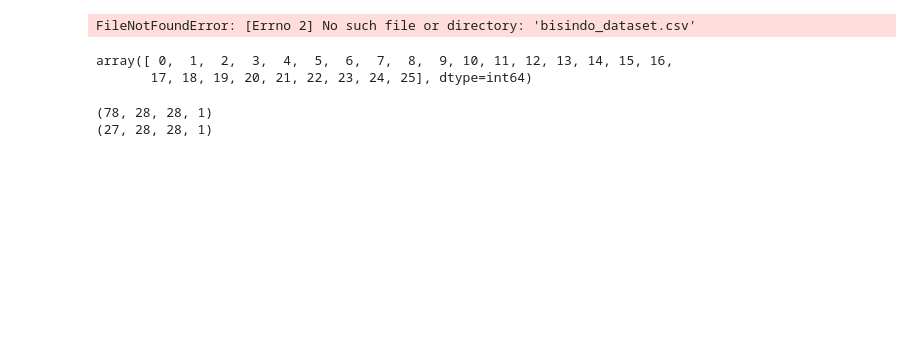
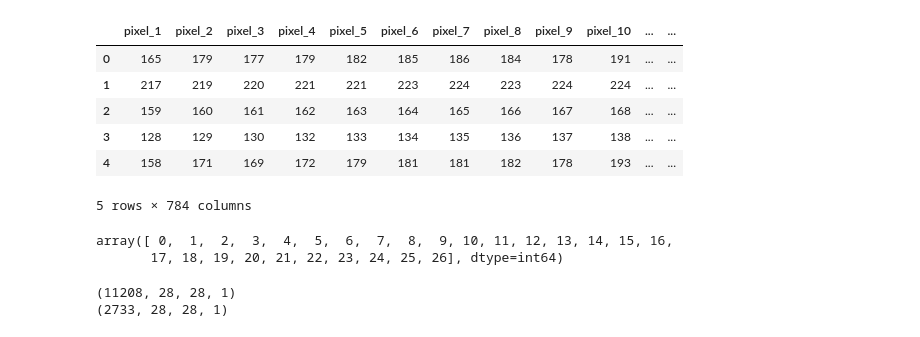
Before and after one commit to YMMArawr/MLFinalProject, a Jupyter notebook: preprocessing_and_training.ipynb, the cells around one changed output. Drawn from its saved outputs; the diff is of its cells as text; code cells hidden in the pictures; blank space fills up the shorter version.

```diff
--- a/preprocessing_and_training.ipynb
+++ b/preprocessing_and_training.ipynb
@@ -2,15 +2,23 @@
 import pandas as pd
 import numpy as np
 # %%
-df_train=pd.read_csv('bisindo_dataset.csv')
-df_test=pd.read_csv('bisindo_dataset_test.csv')
+dataset_dir = r"C:\Users\IdeaPad\Documents\ML\American-Sign-Language-Recognition-master\American-Sign-Language-Recognition-master\DATASET"
+df_train=pd.read_csv("bisindo_dataset_train_2data.csv")
+df_test=pd.read_csv("bisindo_dataset_test_2data.csv")
 y_train=df_train['label'].values
 y_test=df_test['label'].values
 df_train.drop('label',axis=1,inplace=True)
 df_test.drop('label',axis=1,inplace=True)
 df_test.head()
+df_train.head()
 # %% [output]
+|  | pixel_1 | pixel_2 | pixel_3 | pixel_4 | pixel_5 | pixel_6 | pixel_7 | pixel_8 | pixel_9 | pixel_10 | ... | ... |
+| 0 | 165 | 179 | 177 | 179 | 182 | 185 | 186 | 184 | 178 | 191 | ... | ... |
+| 1 | 217 | 219 | 220 | 221 | 221 | 223 | 224 | 223 | 224 | 224 | ... | ... |
+| 2 | 159 | 160 | 161 | 162 | 163 | 164 | 165 | 166 | 167 | 168 | ... | ... |
+| 3 | 128 | 129 | 130 | 132 | 133 | 134 | 135 | 136 | 137 | 138 | ... | ... |
+| 4 | 158 | 171 | 169 | 172 | 179 | 181 | 181 | 182 | 178 | 193 | ... | ... |
-FileNotFoundError: [Errno 2] No such file or directory: 'bisindo_dataset.csv'
+5 rows × 784 columns
 # %%
 x_train=df_train.values
 x_test=df_test.values
@@ -18,7 +26,7 @@ unique_val = np.array(y_train)
 np.unique(unique_val)
 # %% [output]
 array([ 0,  1,  2,  3,  4,  5,  6,  7,  8,  9, 10, 11, 12, 13, 14, 15, 16,
-       17, 18, 19, 20, 21, 22, 23, 24, 25], dtype=int64)
+       17, 18, 19, 20, 21, 22, 23, 24, 25, 26], dtype=int64)
 # %%
 x_train=np.array(x_train.reshape(-1,28,28,1))
 x_test=np.array(x_test.reshape(-1,28,28,1))
@@ -26,8 +34,8 @@ x_test=np.array(x_test.reshape(-1,28,28,1))
 print(x_train.shape)
 print(x_test.shape)
 # %% [output]
-(78, 28, 28, 1)
-(27, 28, 28, 1)
+(11208, 28, 28, 1)
+(2733, 28, 28, 1)
 # %%
 from sklearn.preprocessing import LabelBinarizer
 lb_train= LabelBinarizer()
```
Also changed, not shown: parts of 8 cells of this notebook.
